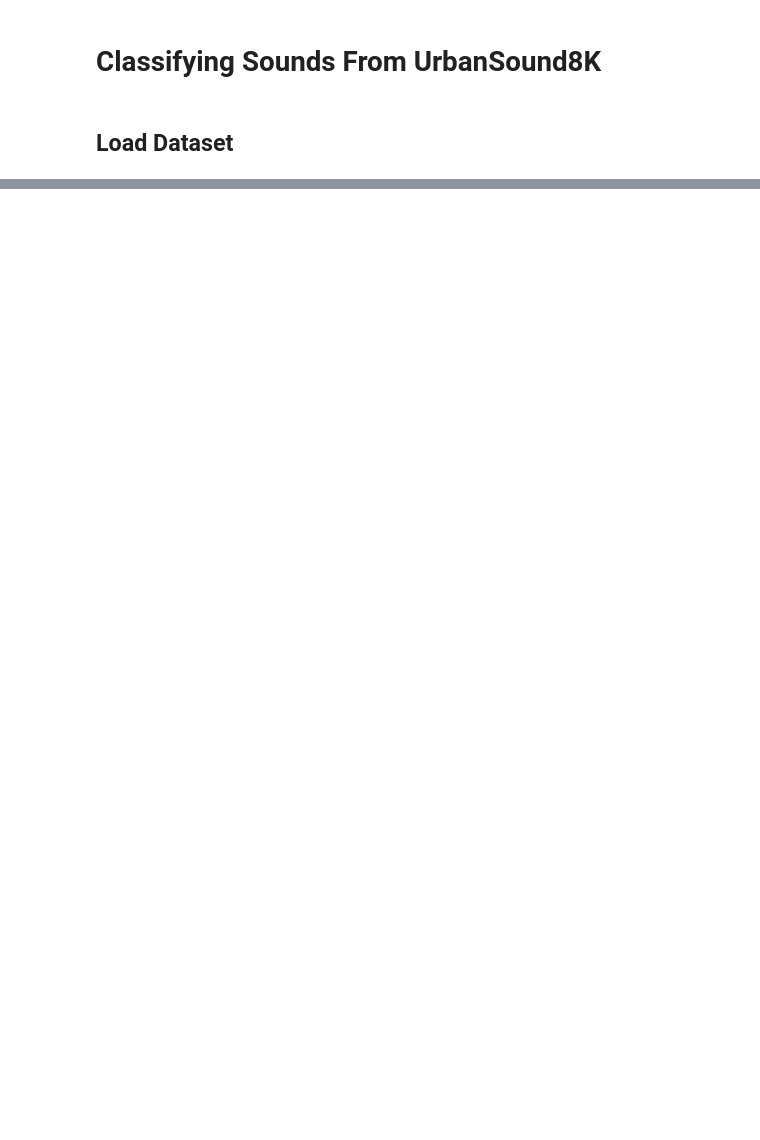
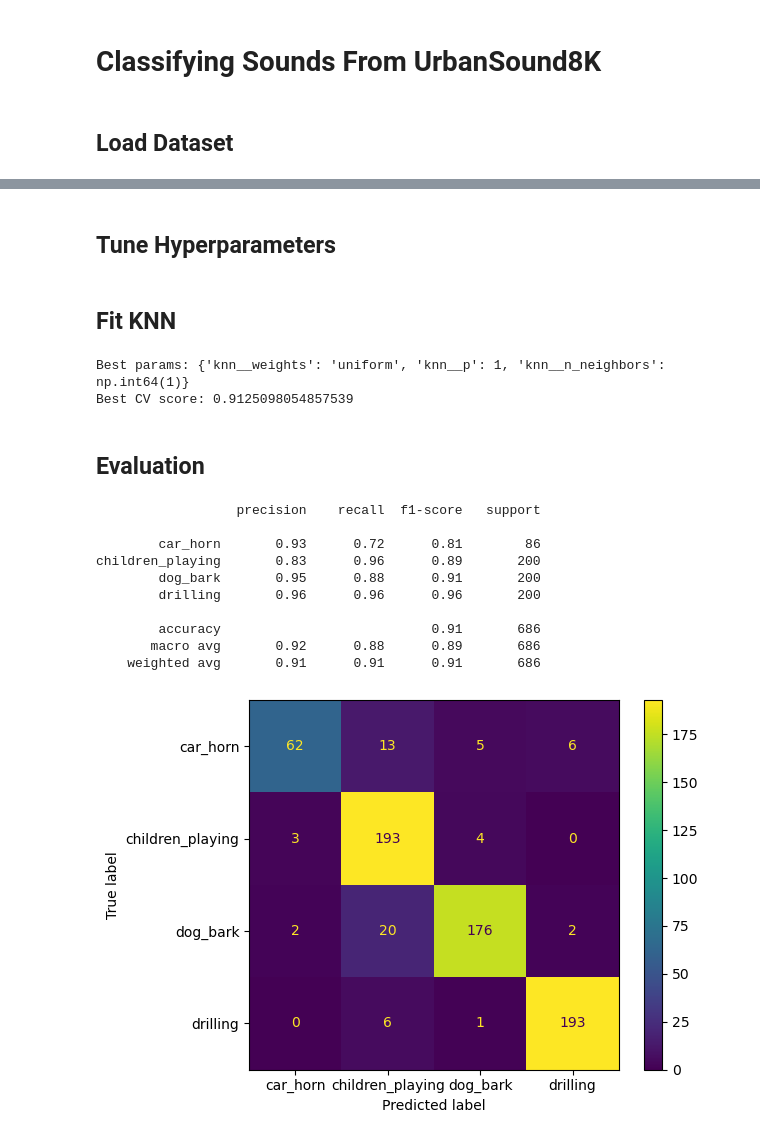
Before and after one commit to Marcus-Gallardo/ml-is-2025, a Jupyter notebook: UrbanSound8K/urbansound8k.ipynb, the cells around one changed output, grey strips where cells are left out. Cells and saved outputs as stored; diff of their text form; code cells hidden in the pictures; blank space fills up the shorter version.

Commit message:
Initial evaluation of KNN on urbansound8k

```diff
--- a/UrbanSound8K/urbansound8k.ipynb
+++ b/UrbanSound8K/urbansound8k.ipynb
@@ -60,0 +122,2 @@ def extract_features(clip):
+# %%
+X_train, X_test, y_train, y_test = train_test_split(X_mfcc, y_encoded, test_size=0.2, stratify=y_encoded, random_state=42)
@@ -60,0 +128,56 @@ def extract_features(clip):
+# %%
+knn_pipeline = Pipeline([
+    ("scaler", StandardScaler()),
+    ("knn", KNeighborsClassifier())
+])
+# %% [markdown]
+## Tune Hyperparameters
+# %%
+knn_param_grid = [
+    {
+        "knn__n_neighbors": np.arange(1, 31), # Random nunber searched between 1 and 30 neighbors
+        "knn__weights": ["uniform", "distance"],
+        "knn__p": [1, 2], # Use different distance metrics (Manhattan vs. Euclidian)
+    }
+]
+
+knn_rnd_search = RandomizedSearchCV(knn_pipeline, param_distributions=knn_param_grid, n_iter=20, cv=5, scoring="accuracy", random_state=42, n_jobs=1)
+# %% [markdown]
+## Fit KNN
+# %%
+# Fit model
+knn_rnd_search.fit(X_train, y_train)
+
+print("Best params:", knn_rnd_search.best_params_)
+print("Best CV score:", knn_rnd_search.best_score_)
+
+knn_y_pred = knn_rnd_search.predict(X_test)
+# %% [output]
+Best params: {'knn__weights': 'uniform', 'knn__p': 1, 'knn__n_neighbors': np.int64(1)}
+Best CV score: 0.9125098054857539
+# %% [markdown]
+## Evaluation
+# %%
+# Convert back to string labels
+y_pred_labels = encoder.inverse_transform(knn_y_pred)
+y_test_labels = encoder.inverse_transform(y_test)
+
+
+# Get classification report
+print(classification_report(y_test_labels, y_pred_labels))
+
+# Display confusion matrix
+ConfusionMatrixDisplay.from_predictions(y_test_labels, y_pred_labels)
+plt.show()
+# %% [output]
+                  precision    recall  f1-score   support
+
+        car_horn       0.93      0.72      0.81        86
+children_playing       0.83      0.96      0.89       200
+        dog_bark       0.95      0.88      0.91       200
+        drilling       0.96      0.96      0.96       200
+
+        accuracy                           0.91       686
+       macro avg       0.92      0.88      0.89       686
+    weighted avg       0.91      0.91      0.91       686
+[figure, added]
```
Also changed, not shown: parts of 15 cells of this notebook.
